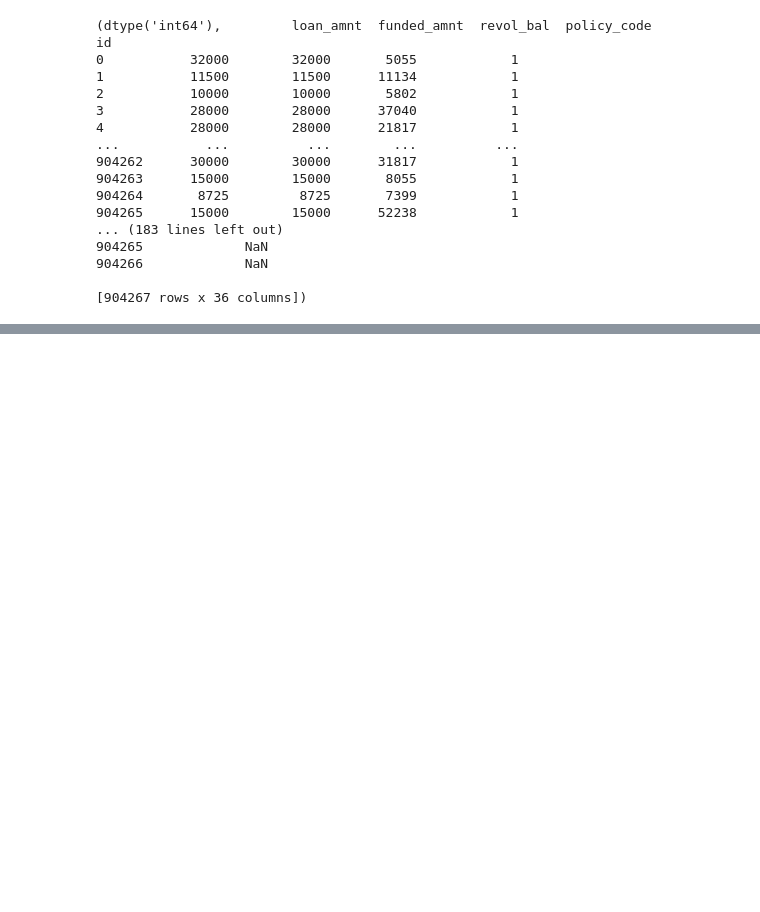
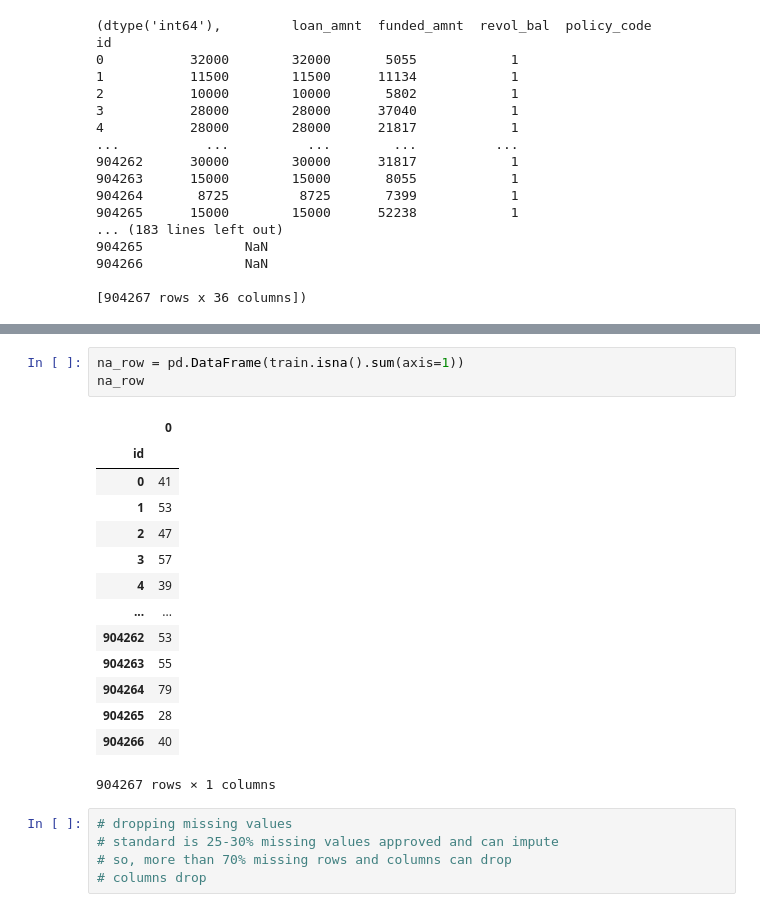
Before and after one commit to ashen007/pandas_data_analysis, a Jupyter notebook: v_2/c_3.ipynb, the cells around one changed output, grey strips where cells are left out. Saved outputs shown, nothing was run; the diff lists cells and outputs as text; blank space fills up the shorter version.

```diff
--- a/v_2/c_3.ipynb
+++ b/v_2/c_3.ipynb
@@ -132,0 +159,23 @@ id
+# %%
+na_row = pd.DataFrame(train.isna().sum(axis=1))
+na_row
+# %% [output]
+|  | 0 |
+| id |  |
+| 0 | 41 |
+| 1 | 53 |
+| 2 | 47 |
+| 3 | 57 |
+| 4 | 39 |
+| ... | ... |
+| 904262 | 53 |
+| 904263 | 55 |
+| 904264 | 79 |
+| 904265 | 28 |
+| 904266 | 40 |
+904267 rows × 1 columns
+# %%
+# dropping missing values
+# standard is 25-30% missing values approved and can impute
+# so, more than 70% missing rows and columns can drop
+# columns drop
```
Also changed, not shown: parts of 2 cells of this notebook.
